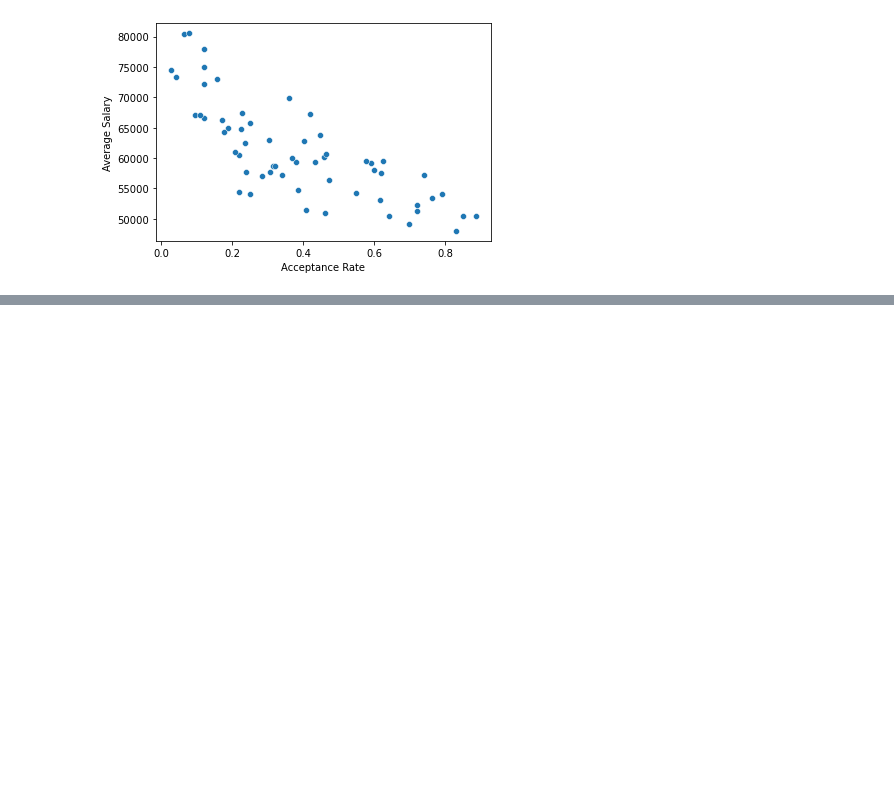
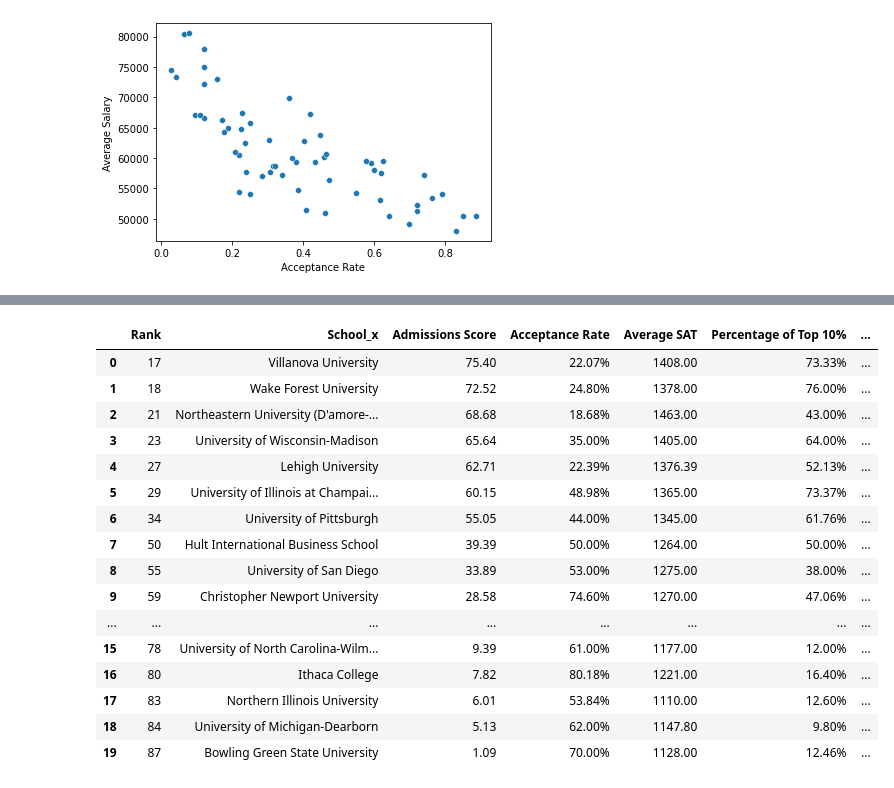
Before and after one commit to MawadaMF/DSO510, a Jupyter notebook: University Project.ipynb, the cells around one changed output, grey strips where cells are left out. Saved outputs shown, nothing was run; the diff lists cells and outputs as text; code cells hidden in the pictures; blank space fills up the shorter version.

```diff
--- a/University Project.ipynb
+++ b/University Project.ipynb
@@ -190,0 +191,6 @@ Name: business_school, dtype: object
+# %%
+drop=['University','of','State','College','Business','School','The']
+unmatched_acceptance['business_school']=unmatched_acceptance['business_school'].map(lambda school: school.split(' '))
+for word in drop:
+    unmatched_acceptance['business_school'].map(lambda school: school.remove(word) if word in school else school)
+unmatched_acceptance['business_school']=unmatched_acceptance['business_school'].map(lambda school: ' '.join(school))
@@ -190,0 +228,2 @@ Name: business_school, dtype: object
+# %%
+unmatched_acceptance.loc[[20,22,28,84],'business_school']=['D’Amore-McKim','Wisconsin','Gies',' Donahue']
@@ -190,0 +256,21 @@ Name: business_school, dtype: object
+# %%
+cleaned=unmatched_acceptance.merge(unmatched_salary,how='inner',on='business_school')
+cleaned
+# %% [output]
+|  | Rank | School_x | Admissions Score | Acceptance Rate | Average SAT | Percentage of Top 10% | ... |
+| 0 | 17 | Villanova University | 75.40 | 22.07% | 1408.00 | 73.33% | ... |
+| 1 | 18 | Wake Forest University | 72.52 | 24.80% | 1378.00 | 76.00% | ... |
+| 2 | 21 | Northeastern University (D'amore-... | 68.68 | 18.68% | 1463.00 | 43.00% | ... |
+| 3 | 23 | University of Wisconsin-Madison | 65.64 | 35.00% | 1405.00 | 64.00% | ... |
+| 4 | 27 | Lehigh University | 62.71 | 22.39% | 1376.39 | 52.13% | ... |
+| 5 | 29 | University of Illinois at Champai... | 60.15 | 48.98% | 1365.00 | 73.37% | ... |
+| 6 | 34 | University of Pittsburgh | 55.05 | 44.00% | 1345.00 | 61.76% | ... |
+| 7 | 50 | Hult International Business School | 39.39 | 50.00% | 1264.00 | 50.00% | ... |
+| 8 | 55 | University of San Diego | 33.89 | 53.00% | 1275.00 | 38.00% | ... |
+| 9 | 59 | Christopher Newport University | 28.58 | 74.60% | 1270.00 | 47.06% | ... |
+| ... | ... | ... | ... | ... | ... | ... | ... |
+| 15 | 78 | University of North Carolina-Wilm... | 9.39 | 61.00% | 1177.00 | 12.00% | ... |
+| 16 | 80 | Ithaca College | 7.82 | 80.18% | 1221.00 | 16.40% | ... |
+| 17 | 83 | Northern Illinois University | 6.01 | 53.84% | 1110.00 | 12.60% | ... |
+| 18 | 84 | University of Michigan-Dearborn | 5.13 | 62.00% | 1147.80 | 9.80% | ... |
+| 19 | 87 | Bowling Green State University | 1.09 | 70.00% | 1128.00 | 12.46% | ... |
```
Also changed, not shown: parts of 25 cells of this notebook, 1 other file.
